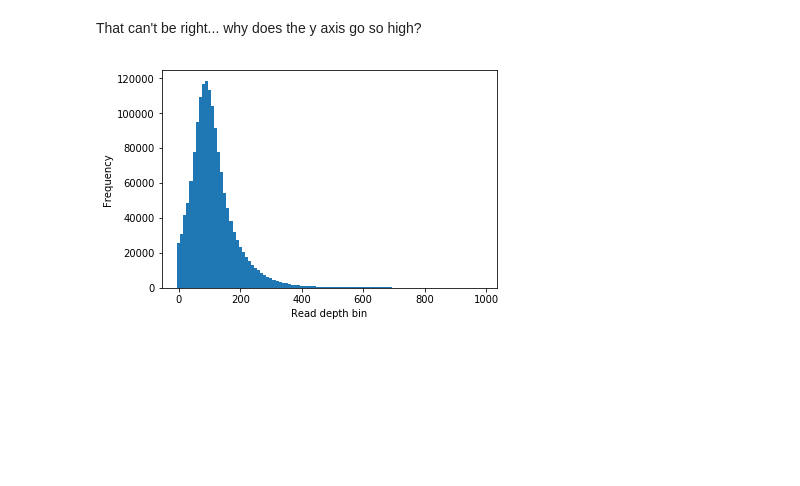
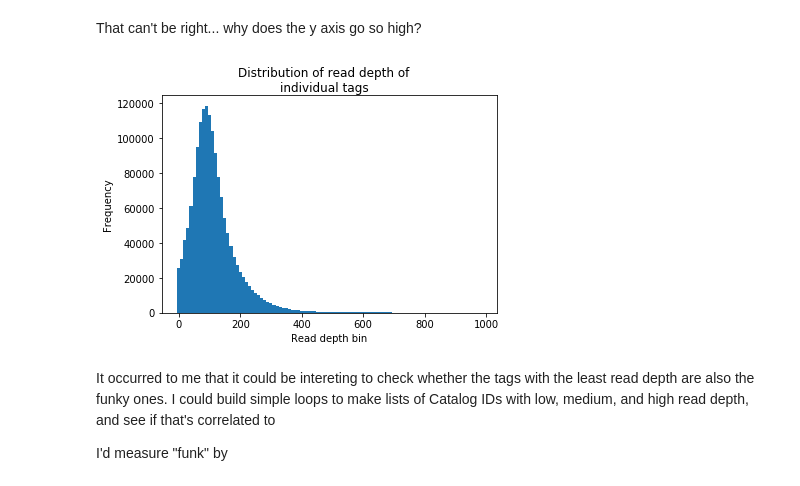
Before and after one commit to nclowell/RAD_scallops, a Jupyter notebook: CRAGIG_run1/Notebooks/data_processing_notebooks/plot_tagID_v_read_depth.ipynb, the cells around one changed output. Cells and saved outputs as stored; diff of their text form; code cells hidden in the pictures; blank space fills up the shorter version.

Commit message:
updated script, added image to notebook

```diff
--- a/CRAGIG_run1/Notebooks/data_processing_notebooks/plot_tagID_v_read_depth.ipynb
+++ b/CRAGIG_run1/Notebooks/data_processing_notebooks/plot_tagID_v_read_depth.ipynb
@@ -131,9 +131,14 @@ That can't be right... why does the y axis go so high?
 # %%
 import numpy as np
 
 plt.hist(less_1000, bins = np.arange(0,1000,10)-5)
 plt.xlabel("Read depth bin")
 plt.ylabel("Frequency")
+plt.suptitle("Distribution of read depth of\nindividual tags")
 plt.show()
 # %% [output]
-[figure, old version]
+[figure, new version]
+# %% [markdown]
+It occurred to me that it could be intereting to check whether the tags with the least read depth are also the funky ones. I could build simple loops to make lists of Catalog IDs with low, medium, and high read depth, and see if that's correlated to
+
+I'd measure "funk" by
```
Also changed, not shown: 4 other files.
